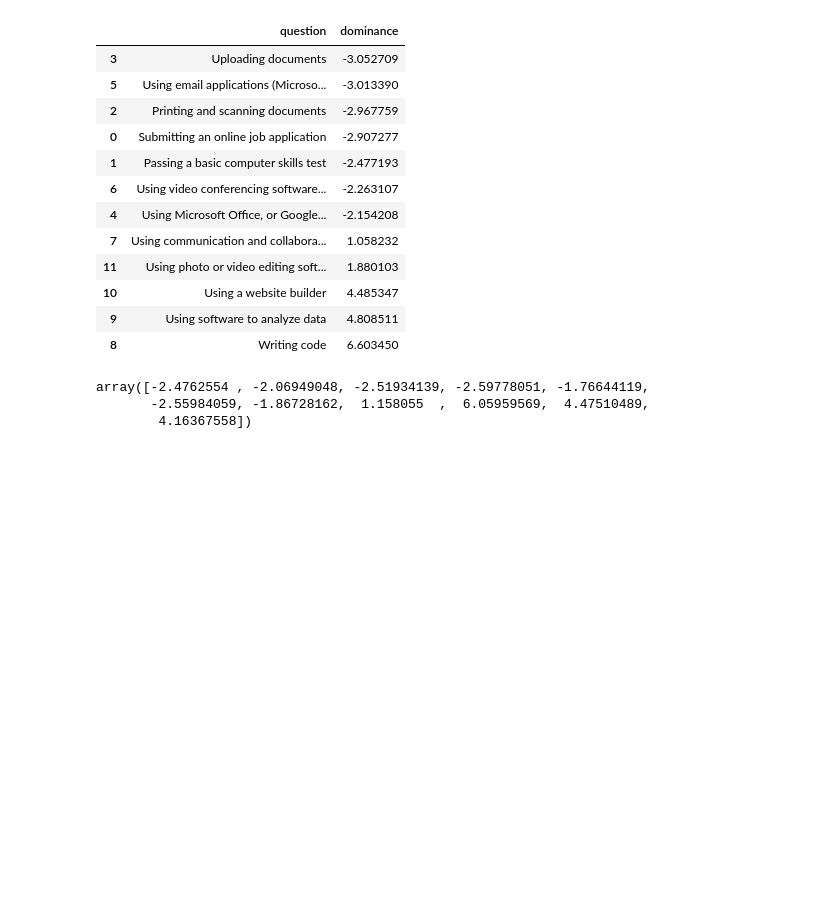
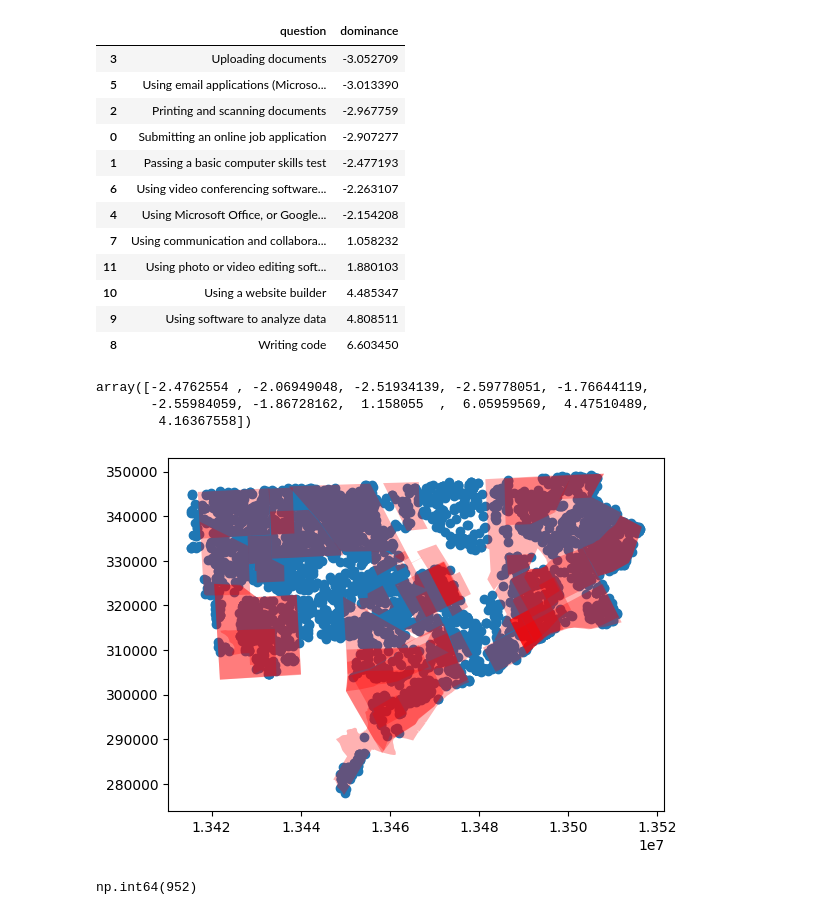
Before and after one commit to data-driven-detroit/nvi_etl, a Jupyter notebook: primary_survey/v2024/test_primary_transform.ipynb, the cells around one changed output. Cells and saved outputs as stored; diff of their text form; code cells hidden in the pictures; blank space fills up the shorter version.

```diff
--- a/primary_survey/v2024/test_primary_transform.ipynb
+++ b/primary_survey/v2024/test_primary_transform.ipynb
@@ -511,3 +511,52 @@ direction_matrix[:-1, :-1].sum(axis=1)
 array([-2.4762554 , -2.06949048, -2.51934139, -2.59778051, -1.76644119,
        -2.55984059, -1.86728162,  1.158055  ,  6.05959569,  4.47510489,
         4.16367558])
+# %%
+from pathlib import Path
+import configparser
+import pandas as pd
+import geopandas as gpd
+
+survey_year = 2024
+config = configparser.ConfigParser()
+config.read(Path() / "conf" / ".conf")
+
+
+survey_filename = config[f"nvi_{survey_year}_config"]["survey_responses"]
+survey_data = pd.read_csv(survey_filename, low_memory=False)
+
+geocoded_filename = config[f"nvi_{survey_year}_config"]["geocoded_responses"]
+geocoded = pd.read_excel(geocoded_filename)
+
+if len(geocoded) != len(survey_data):
+    print(f"# geocoded rows don't match the original survey data!")
+
+# Don't use any survey data from the geocoded file!
+merged = survey_data.merge(
+    geocoded[["USER_Response_ID", "Status", "X", "Y"]]
+    .rename(columns={"Status": "successful_geocode"}),
+    left_on="Response ID", right_on="USER_Response_ID"
+)
+
+# Create the geodataframe in the D3-standard projection 'EPSG:2898'
+responses = gpd.GeoDataFrame(
+    merged,
+    geometry=gpd.points_from_xy(merged["X"], merged["Y"]),
+    crs="EPSG:4326"
+).to_crs("EPSG:2898")
+# %%
+from nvi_etl.geo_reference import pull_cdo_boundaries, pull_city_boundary
+
+cdo_boundaries = pull_cdo_boundaries()
+city_boundary = pull_city_boundary()
+# %%
+ax = responses[responses.geometry.intersects(city_boundary.iloc[0].geometry)].plot()
+ax = cdo_boundaries.to_crs("EPSG:2898").plot(ax=ax, alpha=0.3, color="red")
+# %% [output]
+[figure, added]
+# %%
+joined = responses.sjoin(cdo_boundaries.to_crs(2898), how="left", predicate="within")
+
+joined["organization_name"].isna().sum()
+# %% [output]
+np.int64(952)
```
Also changed, not shown: parts of 6 cells of this notebook, 4 other files.
